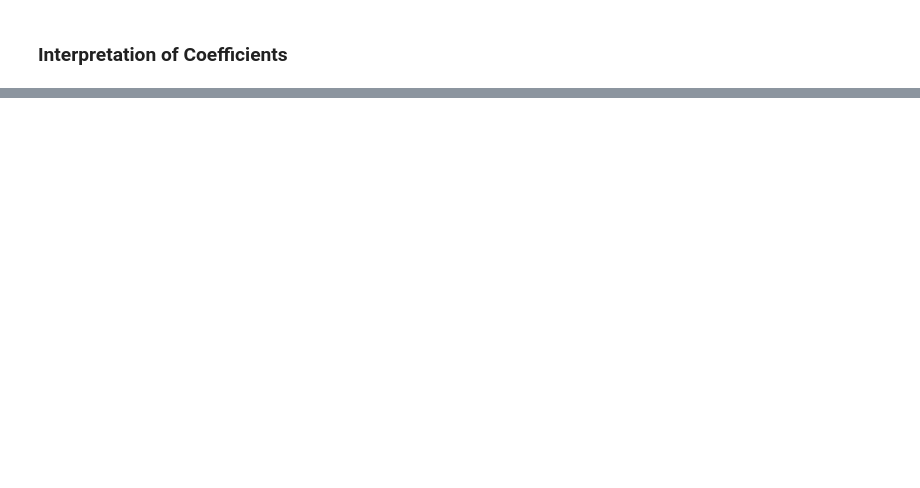
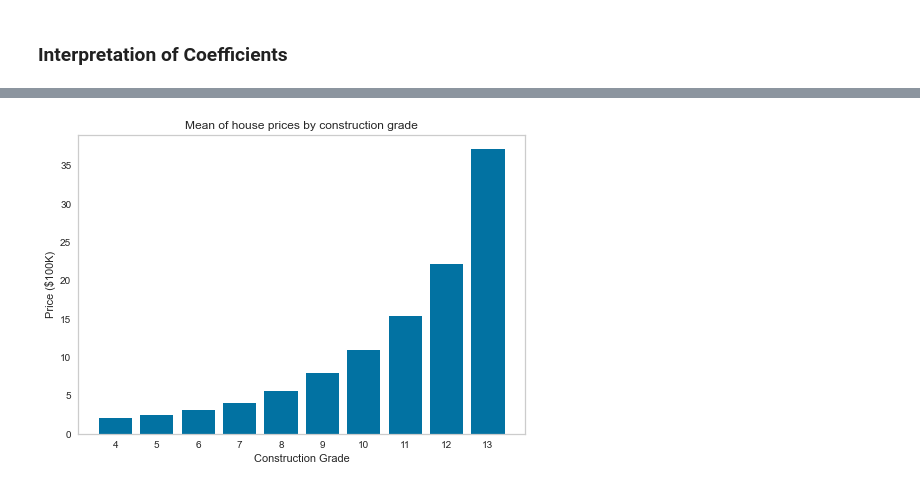
Before and after one commit to aliceagrawal/King-County-House-Sales, a Jupyter notebook: Modeling and Visualizations.ipynb, the cells around one changed output, grey strips where cells are left out. Drawn from its saved outputs; the diff is of its cells as text; code cells hidden in the pictures; blank space fills up the shorter version.

```diff
--- a/Model Building.ipynb
+++ b/Modeling and Visualizations.ipynb
@@ -728,0 +876,4 @@ strong multicollinearity or other numerical problems.
+# %%
+means_grade = merged_king_data.groupby('grade')['price'].mean()
+means_grade = means_grade/100000
+means_grade
@@ -728,0 +893,14 @@ strong multicollinearity or other numerical problems.
+# %%
+fig = plt.figure()
+grades = ['4','5','6','7','8','9','10','11','12','13']
+
+plt.bar(grades,means_grade)
+
+plt.title('Mean of house prices by construction grade')
+plt.xlabel('Construction Grade')
+plt.ylabel('Price ($100K)')
+plt.grid(False)
+plt.savefig('./Images/Grade_bar.png',dpi=200)
+plt.savefig('./images/Grade_bar.jpeg', dpi=200);
+# %% [output]
+[figure, added]
```
Also changed, not shown: parts of 21 cells of this notebook, 13 other files.
